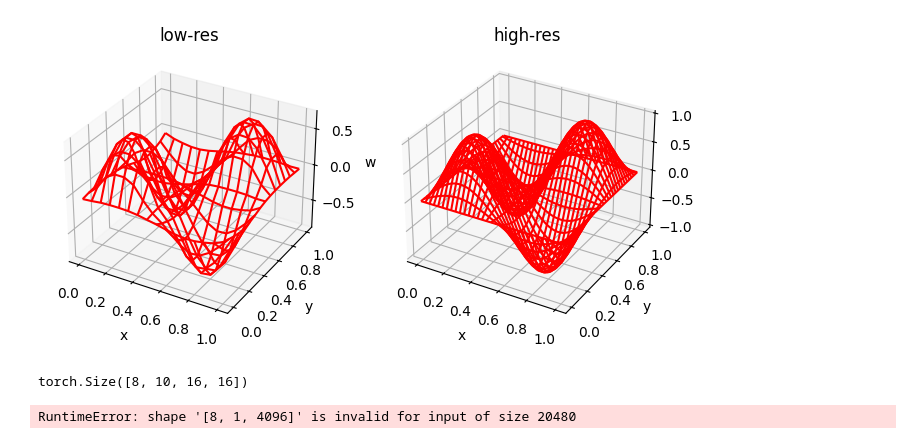
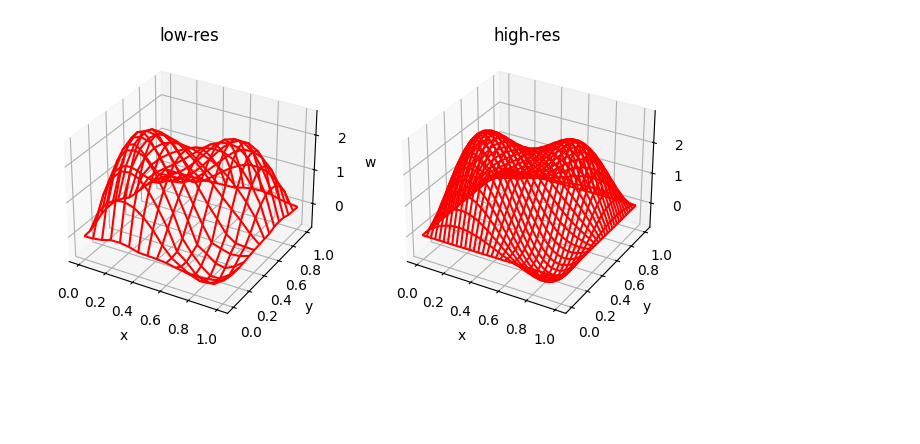
Before and after one commit to ypzpy/PDE-Super-resolution, a Jupyter notebook: new.ipynb, the cells around one changed output. Saved outputs shown, nothing was run; the diff lists cells and outputs as text; code cells hidden in the pictures; blank space fills up the shorter version.

```diff
--- a/new.ipynb
+++ b/new.ipynb
@@ -113,31 +80,32 @@ KeyboardInterrupt:
 # %%
+device = torch.device('cuda' if torch.cuda.is_available() else 'cpu')
 G = DownScale().to(device)
 G.load_state_dict(torch.load('models/downscaling/100samples/lr0.01_gamma0.5/ckpt/best_model.pth')['netG'])
-input = w_high
+input = data1[10]
 input = torch.tensor(input.reshape(1,input.shape[0],-1))
 input = input.to(torch.float32).to(device)
 output = G(input)
 y_input = input.cpu().detach().numpy()
 y = output.cpu().detach().numpy()
 
 fig = plt.figure(figsize=(8,6))
 ax1 = fig.add_subplot(121, projection='3d')
 X, Y = np.meshgrid(x_low, y_low)
 ax1.plot_wireframe(X, Y, y[0].reshape(16,16),color='r')
 ax1.set_xlabel('x')
 ax1.set_ylabel('y')
 ax1.set_zlabel('w')
 ax1.set_title('low-res')
 ax2 = fig.add_subplot(122, projection='3d')
 X, Y = np.meshgrid(x_high,y_high)
 ax2.plot_wireframe(X, Y, input[0].cpu().detach().numpy().reshape(64,64),color='r')
 ax2.set_xlabel('x')
 ax2.set_ylabel('y')
 ax2.set_zlabel('w')
 ax2.set_title('high-res')
 plt.show()
 # %% [output]
-[figure, old version]
+[figure, new version]
 # %%
 def sqrt_matrix(M):
     """
@@ -237,7 +205,3 @@ def ula_posterior_preconditioner(z, x, G):
 x = sample_p_data()
 z = sample_p_0(batch_size)
 z = z.clone().detach().requires_grad_(True)
-# %%
-x_hat.shape
-# %% [output]
-torch.Size([8, 10, 16, 16])
@@ -247,20 +225,18 @@ G.load_state_dict(torch.load('models/downscaling/100samples/lr0.01_gamma0.5/ckpt
 x_hat = G(z)
 log_likelihood = calculate_log_likelihood(x_hat,x,batch_size)
 grad_ll = torch.autograd.grad(log_likelihood, z)[0]
-grad_log_likelihood = torch.matmul(covariance,grad_ll.reshape(batch_size,N_low**2,1)).reshape(batch_size,1,N_low,N_low)
+grad_log_likelihood = torch.matmul(covariance,grad_ll.reshape(batch_size,N_high**2,1)).reshape(batch_size,1,N_high,N_high)
 
 # Grad prior
-w_low_tensor = torch.tensor(w_low).to(device).to(torch.float32)
-difference = z.reshape(batch_size,1,N_low**2) - w_low_tensor.reshape(1,N_low**2)
-grad_log_prior = - difference.reshape(batch_size,1,N_low,N_low)
+w_high_tensor = torch.tensor(w_high).to(device).to(torch.float32)
+difference = z.reshape(batch_size,1,N_high**2) - w_high_tensor.reshape(1,N_high**2)
+grad_log_prior = - difference.reshape(batch_size,1,N_high,N_high)
 
 # Random noise term
-W = torch.randn(*[batch_size,1,N_low,N_low]).to(device)
-random = torch.matmul(sqrt_covariance,W.reshape(batch_size,N_low**2,1)).reshape(batch_size,1,N_low,N_low)
+W = torch.randn(*[batch_size,1,N_high,N_high]).to(device)
+random = torch.matmul(sqrt_covariance,W.reshape(batch_size,N_high**2,1)).reshape(batch_size,1,N_high,N_high)
 
 z = z + 0.5 * s ** 2 * grad_log_prior + 0.5 * s ** 2 * grad_log_likelihood + s * random
-# %% [output]
-RuntimeError: shape '[8, 1, 4096]' is invalid for input of size 20480
 # %%
 fig = plt.figure(figsize=(8,6))
 ax1 = fig.add_subplot(121, projection='3d')
```
Also changed, not shown: parts of 9 cells of this notebook, 3 other files.
